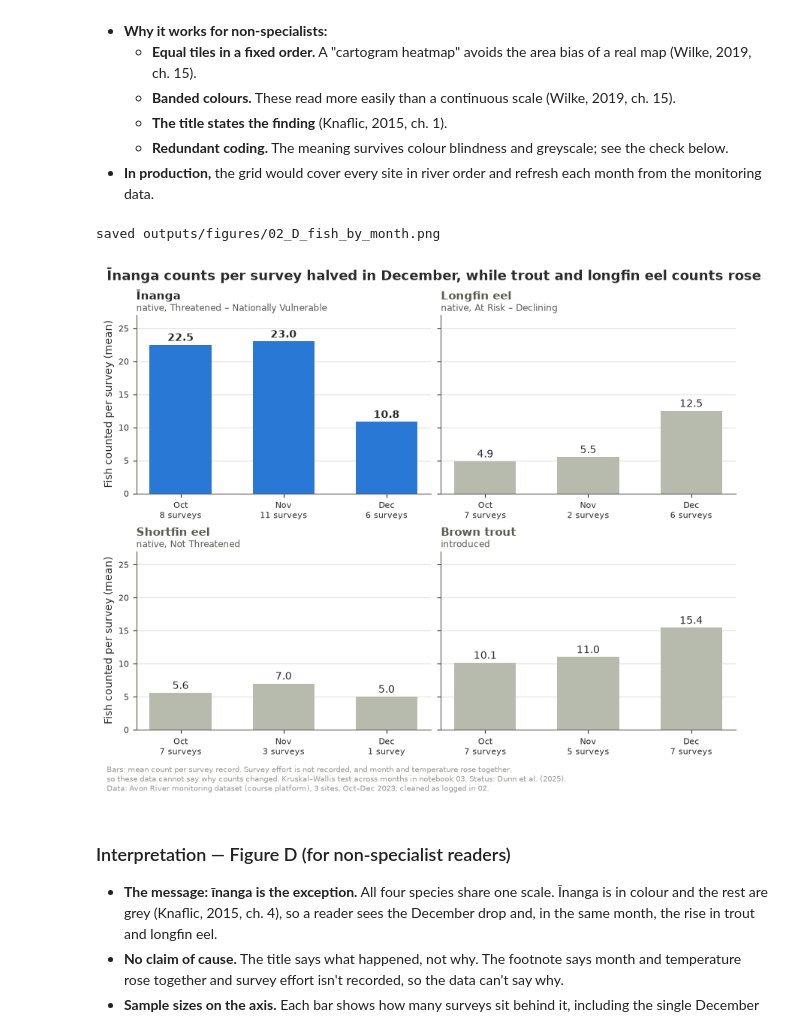
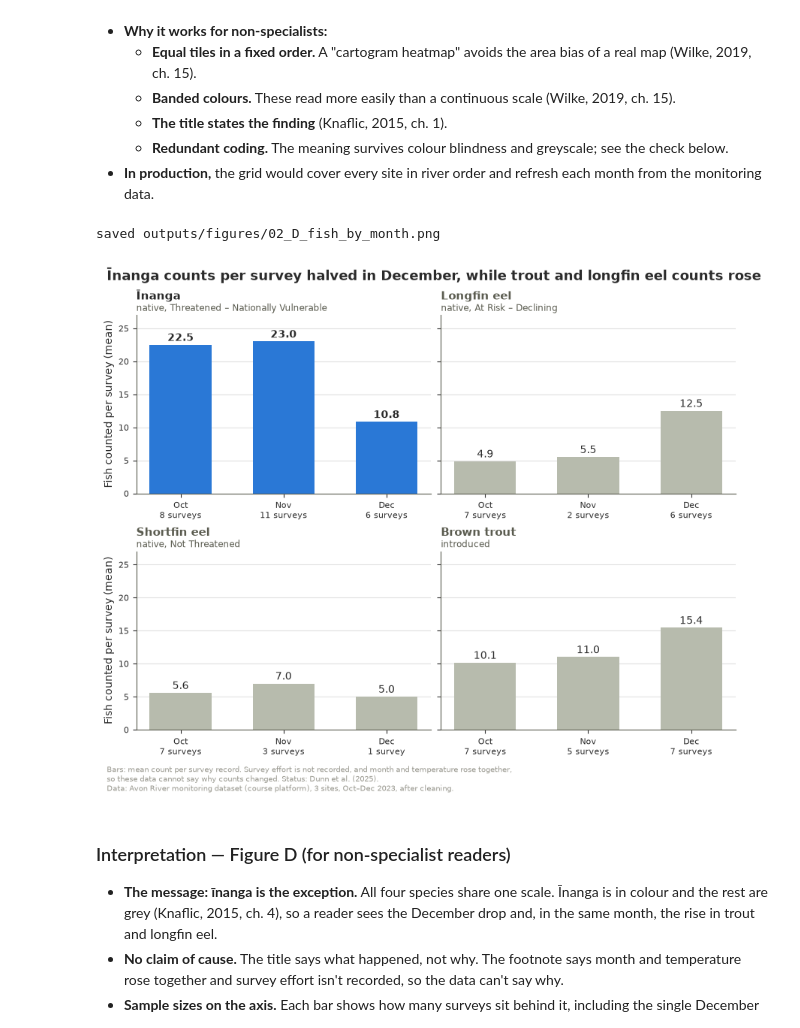
Before and after one commit to eirikrbe/MSE803-DA, a Jupyter notebook: Ass 1 /Ass1-Avon/notebooks/Ass1-Avon_02_eda.ipynb, the cells around one changed output. Cells and saved outputs as stored; diff of their text form; code cells hidden in the pictures.

```diff
--- a/Ass 1 /Ass1-Avon/notebooks/Ass1-Avon_02_eda.ipynb
+++ b/Ass 1 /Ass1-Avon/notebooks/Ass1-Avon_02_eda.ipynb
@@ -619,7 +619,7 @@ SITE_STYLE = {'AV-1': (PALETTE['context'], 'o'), 'AV-2': (PALETTE['baseline'], '
 BAND_STYLE = {'A': ('#d1e5f0', PALETTE['text']), 'B': ('#92c5de', PALETTE['text']),
               'C': ('#e07b5f', PALETTE['text']), 'D': ('#b2182b', 'white')}   # pale -> dark, checked below
 SHORT = {b: lbl for _, b, lbl in NPSFM_BANDS}
-SOURCE = 'Data: Avon River monitoring dataset (course platform), 3 sites, Oct–Dec 2023; cleaned as logged in 02.'
+SOURCE = 'Data: Avon River monitoring dataset (course platform), 3 sites, Oct–Dec 2023, after cleaning.'
 
 def finding_title(fig, ax, title, subtitle):
     fig.suptitle(title, x=0.01, ha='left', fontsize=13)
@@ -716,6 +716,13 @@ DO vs temperature: Spearman rho = 0.05, p = 0.67, n = 69 visits
 - **No relationship with temperature in these data** (ρ = 0.05, p = 0.67, printed above). Within this range, temperature alone
   doesn't explain the oxygen readings.
 # %%
+from decimal import Decimal, ROUND_HALF_UP
+
+def one_decimal(x):
+    """Round half up (16.45 -> 16.5): the median of an even number of 0.1 °C readings can end in 5."""
+    return Decimal(f'{x:.2f}').quantize(Decimal('0.1'), rounding=ROUND_HALF_UP)
+
+
 grid = (visits.groupby(['site_id', 'month'])
               .agg(n=('date', 'size'), do_min=('do_mg_l', 'min'), temp_med=('temperature_c', 'median'))
               .reset_index())
@@ -737,7 +744,7 @@ for r, site in enumerate(SITES):
         ax.text(c + 0.30, y + 0.57, f"lowest reading {g['do_min']:.1f} mg/L", fontsize=9, color=ink, va='center')
         ax.add_patch(FancyBboxPatch((c + 0.10, y + 0.12), 0.80, 0.24, facecolor='white', edgecolor=PALETTE['grid'],
                                     lw=0.8, boxstyle='round,pad=0,rounding_size=0.03'))
-        ax.text(c + 0.5, y + 0.24, f"median {g['temp_med']:.1f} °C · {g['n']} visits", ha='center', va='center',
+        ax.text(c + 0.5, y + 0.24, f"median {one_decimal(g['temp_med'])} °C · {g['n']} visits", ha='center', va='center',
                 fontsize=9.5, color=PALETTE['text'])
 for c, mo in enumerate(month_order):
     ax.text(c + 0.5, len(SITES) + 0.08, mo.strftime('%B %Y'), ha='center', va='center', fontsize=12, fontweight='bold')
@@ -797,35 +804,35 @@ means = per_survey['mean'].unstack()
 assert means.loc['Inanga', month_list[-1]] < 0.5 * means.loc['Inanga', month_list[:-1]].mean()
 assert (means.loc[['Brown Trout', 'Longfin Eel'], month_list[-1]]
         > means.loc[['Brown Trout', 'Longfin Eel'], month_list[:-1]].max(axis=1)).all()
 
 xpos = np.arange(len(month_list))
 fig, axes = plt.subplots(2, 2, figsize=(8.5, 6.6), sharey=True, layout='constrained')
 for ax, t in zip(axes.flat, TAXA.itertuples()):                      # TAXA order: īnanga first
     d = per_survey.loc[t.species].reindex(month_list)
     hi = t.species == 'Inanga'
     ax.bar(xpos, d['mean'], color=PALETTE['accent'] if hi else PALETTE['context'], width=0.6)
     for x, m in zip(xpos, d['mean']):
         ax.text(x, m + 0.6, f'{m:.1f}', ha='center', fontsize=10, fontweight='bold' if hi else 'normal')
     ax.set_xticks(xpos, [f"{mo.strftime('%b')}\n{n} survey{'s' if n != 1 else ''}"
                          for mo, n in zip(month_list, d['size'])])
     status = f'native, {t.nz_status}' if t.origin == 'native' else 'introduced'
     ax.set_title(t.display, loc='left', fontsize=11, fontweight='bold', pad=15,
                  color=PALETTE['text'] if hi else PALETTE['rule'])
     ax.annotate(status, (0, 1), xycoords='axes fraction', xytext=(0, 4), textcoords='offset points',
                 fontsize=8.5, color=PALETTE['rule'])
     ax.set_ylim(0, 27); ax.grid(axis='x', visible=False)
 for ax in axes[:, 0]:
     ax.set_ylabel('Fish counted per survey (mean)')
 footnote(fig, 'Bars: mean count per survey record. Survey effort is not recorded, and month and temperature rose together,\n'
-              'so these data cannot say why counts changed. Kruskal–Wallis test across months in notebook 03. '
+              'so these data cannot say why counts changed. '
               'Status: Dunn et al. (2025).\n' + SOURCE)
 fig.suptitle('Īnanga counts per survey halved in December, while trout and longfin eel counts rose',
              x=0.01, ha='left', fontsize=13)
 fig_d = save_fig(fig, '02_D_fish_by_month')
 plt.show()
 # %% [output]
 saved outputs/figures/02_D_fish_by_month.png
-[figure, old version]
+[figure, new version]
 # %% [markdown]
 ### Interpretation — Figure D (for non-specialist readers)
 
```
Also changed, not shown: parts of 1 cell of this notebook, 8 other files.
